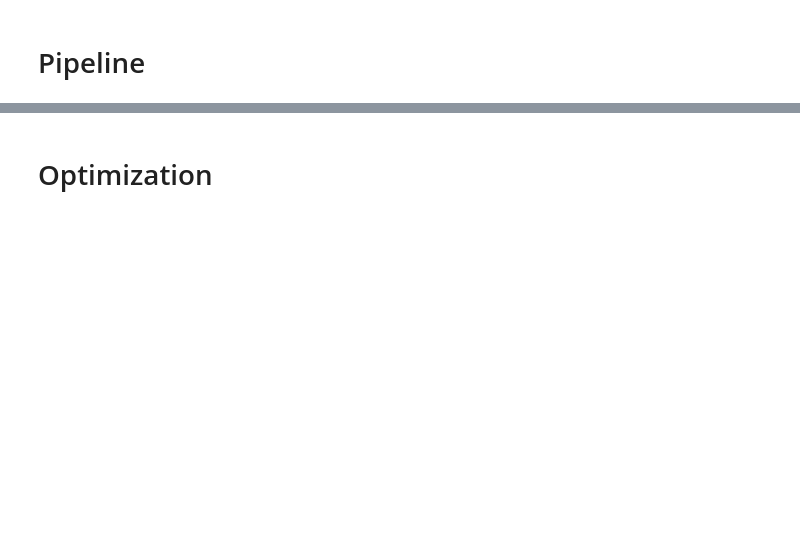
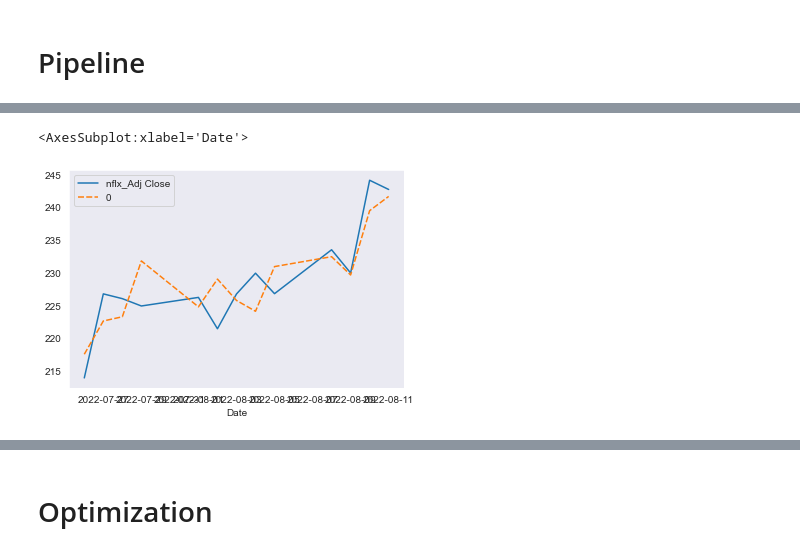
Before and after one commit to Velvox/lhl_capstone, a Jupyter notebook: src/baseline_supervised_v2.ipynb, the cells around one changed output, grey strips where cells are left out. Drawn from its saved outputs; the diff is of its cells as text; code cells hidden in the pictures; blank space fills up the shorter version.

Commit message:
comparison train only

```diff
--- a/src/baseline_supervised_v2.ipynb
+++ b/src/baseline_supervised_v2.ipynb
@@ -140,2 +148,9 @@ RMSE:  13.859
+# %%
+# plot training predictions
+y_train_pred_df = pd.concat([y_train, pd.Series(y_train_pred, index=y_train.index)], axis=1)
+sns.lineplot(data=y_train_pred_df)
+# %% [output]
+<AxesSubplot:xlabel='Date'>
+[figure, added]
 # %%
 # plot predictions
```
Also changed, not shown: parts of 11 cells of this notebook, 2 other files.
